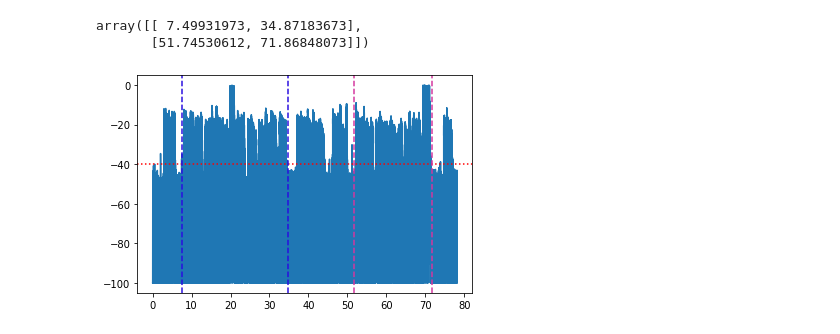
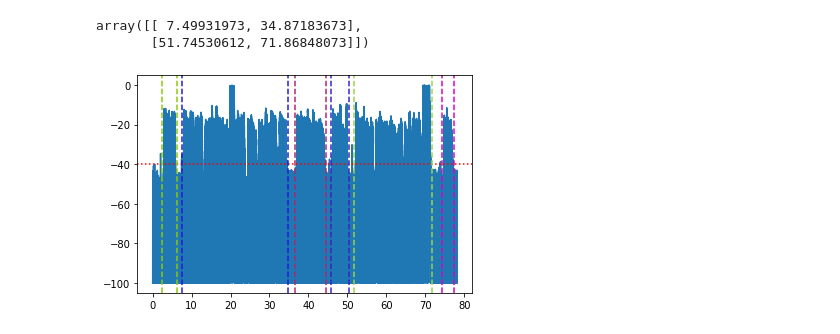
Before and after one commit to spahlavian/Smart_EDL_Generator, a Jupyter notebook: playground.ipynb, the cells around one changed output. Saved outputs shown, nothing was run; the diff lists cells and outputs as text; code cells hidden in the pictures.

```diff
--- a/playground.ipynb
+++ b/playground.ipynb
@@ -75,12 +75,21 @@ for ind, (sec_in, sec_out) in enumerate(intervals):
         intervals_flag.append(ind)
 
 intervals_to_remove = intervals[intervals_flag]
-intervals_to_keep = []
 
-intervals_to_keep.append([0, intervals_to_remove[0][0]])
-for i in range(intervals_to_remove.shape[0]-1):
-    intervals_to_keep.append([intervals_to_remove[i][1], intervals_to_remove[i+1][0]])
-intervals_to_keep.append([intervals_to_remove[-1][1], audio_signal.shape[0]])
+if process_code == 0:
+    # Only remove silent parts:
+    intervals_to_keep = intervals
+elif process_code == 1:
+    # Only remove flagged parts:
+    intervals_to_keep = []
+    intervals_to_keep.append([0, intervals_to_remove[0][0]])
+    for i in range(intervals_to_remove.shape[0]-1):
+        intervals_to_keep.append([intervals_to_remove[i][1], intervals_to_remove[i+1][0]])
+    intervals_to_keep.append([intervals_to_remove[-1][1], audio_signal.shape[0]])
+else:
+    # Remove silent and flagged parts:
+    intervals_to_keep = intervals[[i for i in range(intervals.shape[0]) if i not in intervals_flag]]
+
 intervals_to_keep = np.array(intervals_to_keep) / sampling_rate
 
 """
@@ -117,11 +141,11 @@ array([[ 7.49931973, 34.87183673],
 # %%
 xs = np.linspace(0,audio_duration, audio_signal.shape[0])
 plt.plot(xs, audio_signal_db);
 
 plt.axhline(y=-40, color='r', linestyle=':')
-for sec_in, sec_out in intervals_seconds[intervals_flag]:
+for sec_in, sec_out in intervals_seconds:
     color = random_color()
     plt.axvline(x=sec_in, color=color, linestyle='--')
     plt.axvline(x=sec_out, color=color, linestyle='--')
 # %% [output]
-[figure, old version]
+[figure, new version]
```
Also changed, not shown: parts of 1 cell of this notebook, 1 other file.
